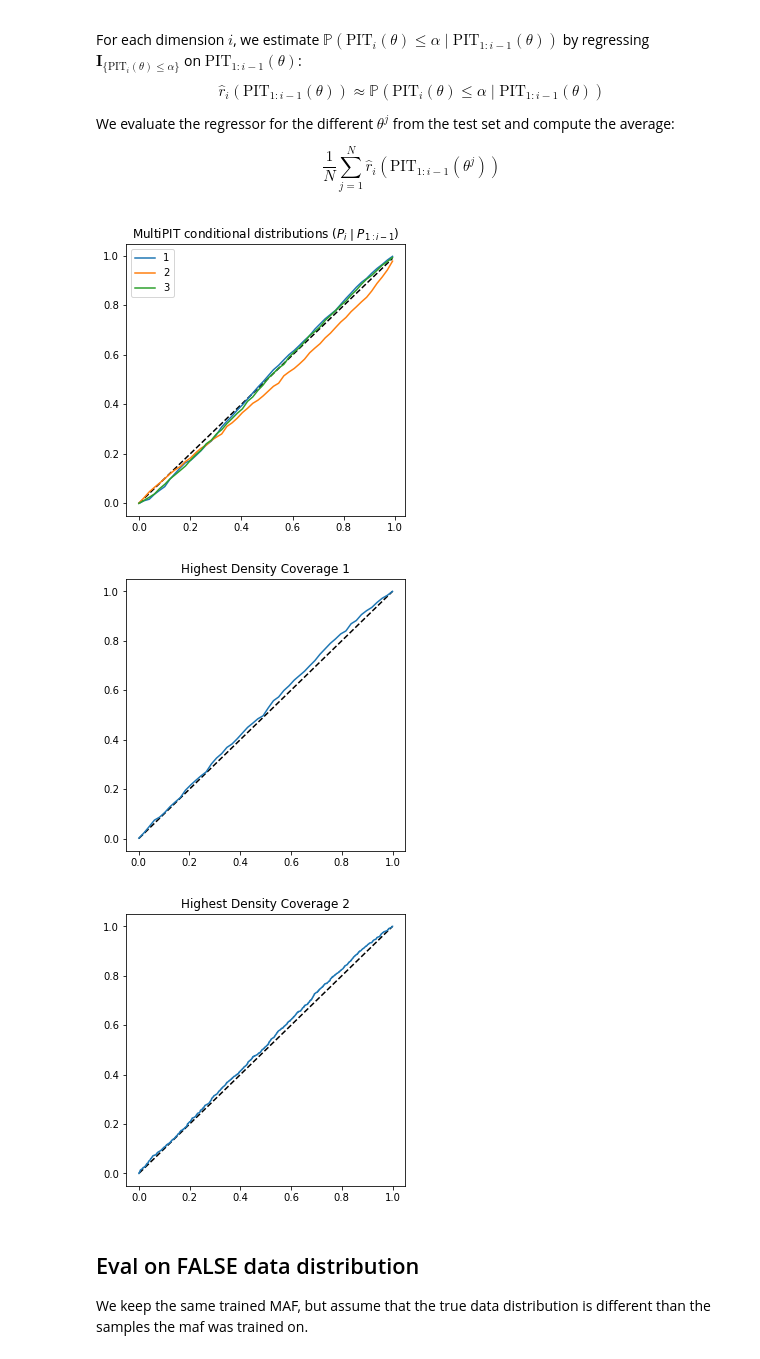
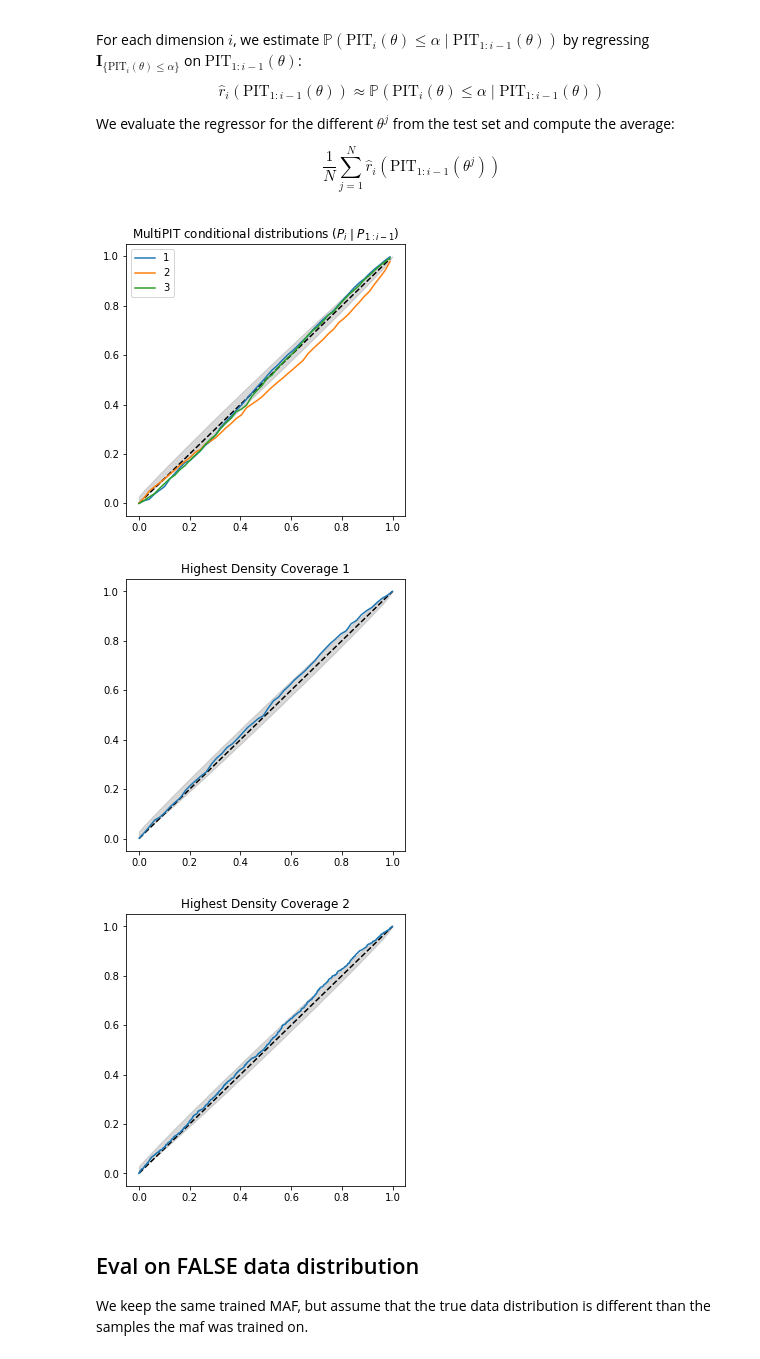
Before and after one commit to JuliaLinhart/valDiags_flows, a Jupyter notebook: MultiPIT_distributions_Toy.ipynb, the cells around one changed output. Saved outputs shown, nothing was run; the diff lists cells and outputs as text; code cells hidden in the pictures.

```diff
--- a/MultiPIT_distributions_Toy.ipynb
+++ b/MultiPIT_distributions_Toy.ipynb
@@ -268,34 +273,37 @@ pit_values_train = [
     P_1_maf_train.reshape(-1, 1),
     P_2_maf_train.reshape(-1, 1),
     P_3_maf_train.reshape(-1, 1),
 ]
 
 clfs = multiPIT_regression_baseline(alphas=alphas, pit_values_train=pit_values_train)
 
 # eval regressors and plot the pp-plot for the multiPIT conditionals
 pit_eval = [
     P_1_maf.reshape(-1, 1),
     P_2_maf.reshape(-1, 1),
     P_3_maf.reshape(-1, 1),
 ]
+
+confidence_region_null(alphas)
+
 plt.plot(alphas, alphas, "--", color="black")
 z_maf_1 = [np.mean(P_1_maf < alpha) for alpha in alphas]
 plt.plot(alphas, z_maf_1, label="1")
 # r_alpha_2_context = np.array(z_maf_1).reshape(-1,1)
 r_alpha_2 = infer_multiPIT_r_alphas_baseline(
     np.concatenate(pit_eval[:1], axis=1), clfs[1]
 )
 pd.Series(r_alpha_2).plot(label="2")
 # r_alpha_3_context = np.concatenate([np.array(z_maf_1).reshape(-1,1), np.array(z_maf_2).reshape(-1,1)], axis=1)
 r_alpha_3 = infer_multiPIT_r_alphas_baseline(
     np.concatenate(pit_eval[:2], axis=1), clfs[2]
 )
 pd.Series(r_alpha_3).plot(label="3")
 plt.legend()
 plt.title(r"MultiPIT conditional distributions ($P_i \mid P_{1:i-1}$)")
 plt.show()
 # %% [output]
-[figure, old version]
+[figure, new version]
 # %%
 # Highest Density Coverage 1:
 # Plot the probability of a true sample to be in the alpha-hdr of the estimator q:
@@ -312,12 +320,14 @@ for alpha in alphas:
     hdr_level = highest_density_level(pdf, alpha)
     coverage.append(np.array((torch.exp(maf.log_prob(datasets['test'])) > hdr_level)*1).mean())
 
+confidence_region_null(alphas)
+
 plt.plot(alphas,alphas, '--', color='black')
 plt.plot(alphas, coverage)
 plt.title('Highest Density Coverage 1')
 plt.show()
 # %% [output]
-[figure, old version]
+[figure, new version]
 # %%
 # Highest Density Coverage 2:
 # Same as before but via MC-estimation:
@@ -328,12 +338,13 @@ plt.show()
 # we get the expected coverage (or levels) over all possible covergage levels in [0,1].
 
 levels, coverages = highest_density(maf, datasets['test'])
+confidence_region_null(alphas)
 plt.plot(alphas,alphas, '--', color='black')
 plt.plot(levels, coverages)
 plt.title('Highest Density Coverage 2')
 plt.show()
 # %% [output]
-[figure, old version]
+[figure, new version]
 # %% [markdown]
 ## Eval on FALSE data distribution
 
```
Also changed, not shown: parts of 10 cells of this notebook, 1 other file.
